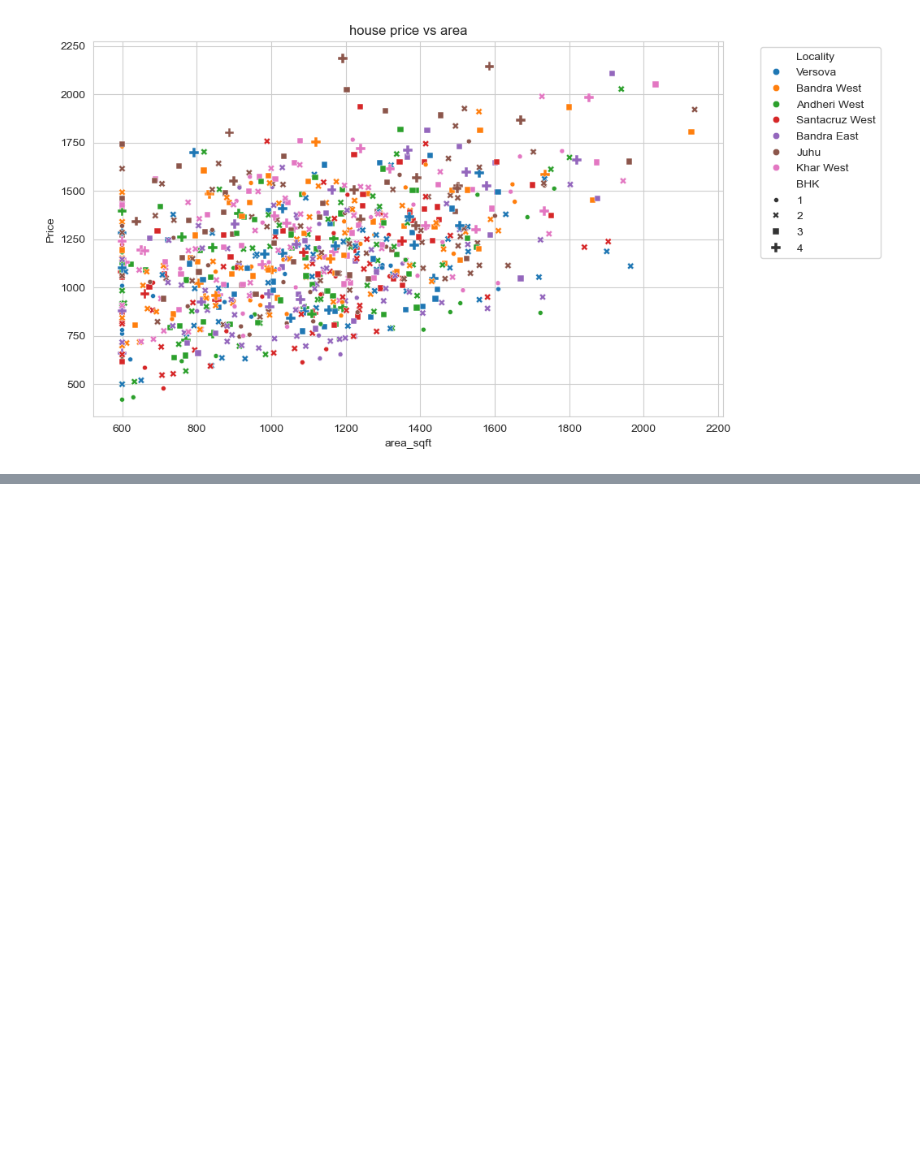
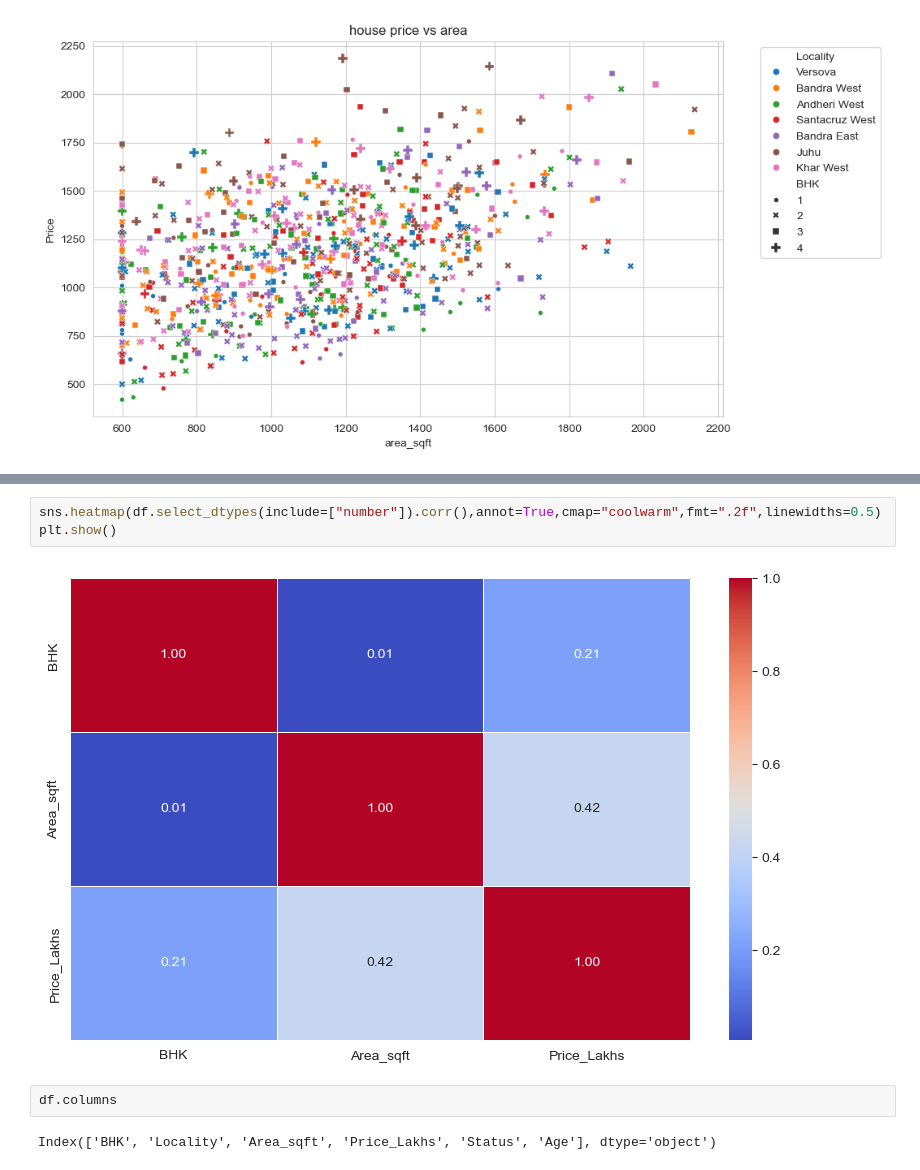
Before and after one commit to vipinyadav23542-ai/seaborn_02vip-26, a Jupyter notebook: seaborn.ipynb, the cells around one changed output, grey strips where cells are left out. Saved outputs shown, nothing was run; the diff lists cells and outputs as text; blank space fills up the shorter version.

```diff
--- a/seaborn.ipynb
+++ b/seaborn.ipynb
@@ -81,0 +127,9 @@ plt.show()
+# %%
+sns.heatmap(df.select_dtypes(include=["number"]).corr(),annot=True,cmap="coolwarm",fmt=".2f",linewidths=0.5)
+plt.show()
+# %% [output]
+[figure, added]
+# %%
+df.columns
+# %% [output]
+Index(['BHK', 'Locality', 'Area_sqft', 'Price_Lakhs', 'Status', 'Age'], dtype='object')
```
Also changed, not shown: parts of 5 cells of this notebook.
